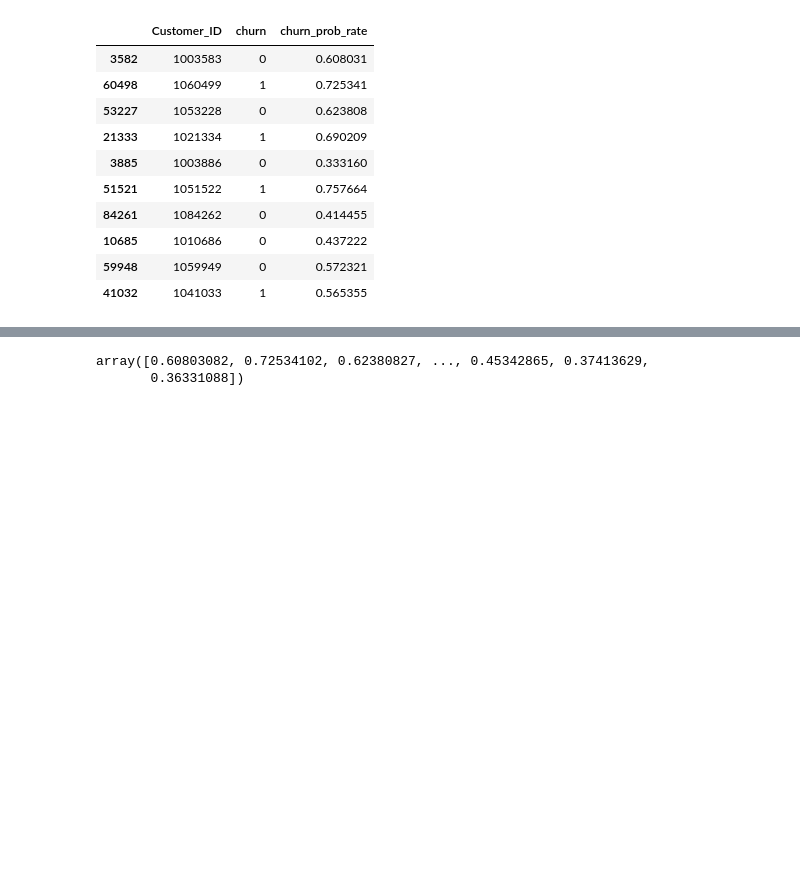
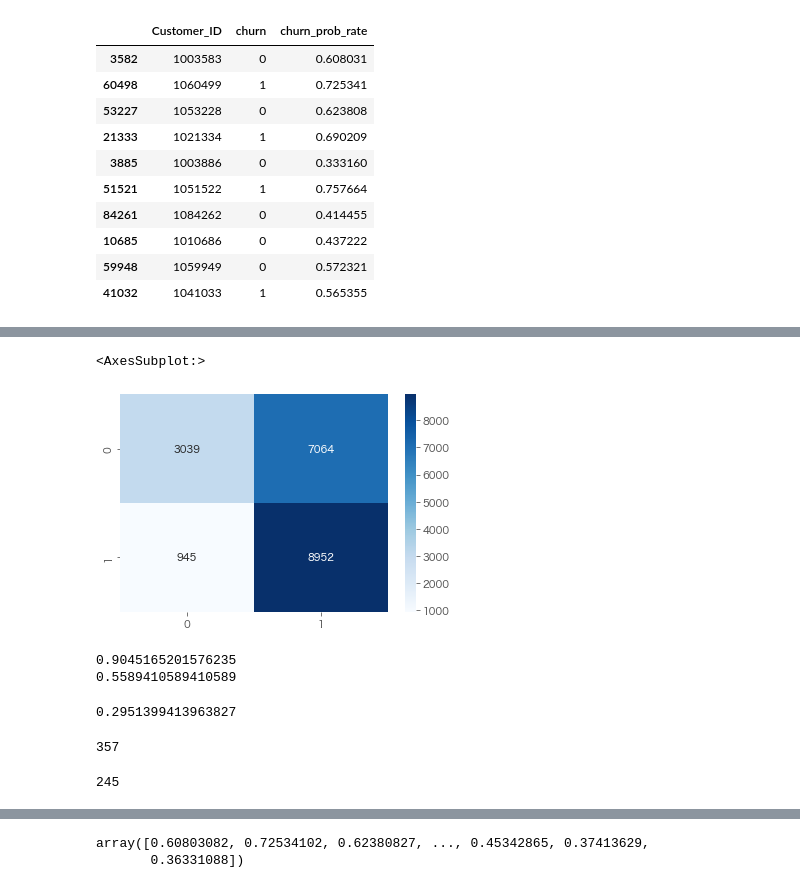
Before and after one commit to Fumiya-Matsumoto/telecom_customer, a Jupyter notebook: notebook/eda.ipynb, the cells around one changed output, grey strips where cells are left out. Drawn from its saved outputs; the diff is of its cells as text; code cells hidden in the pictures; blank space fills up the shorter version.

```diff
--- a/notebook/eda.ipynb
+++ b/notebook/eda.ipynb
@@ -1184,0 +1317,24 @@ df_output.head(10)
+# %%
+sns.heatmap(cm2, annot=True, cmap='Blues', fmt='d')
+# %% [output]
+<AxesSubplot:>
+[figure, added]
+# %%
+print(recall_score(df_royality_churn['churn'], df_royality_churn['pred2']))
+print(precision_score(df_royality_churn['churn'], df_royality_churn['pred2']))
+# %% [output]
+0.9045165201576235
+0.5589410589410589
+# %%
+from sklearn.metrics import recall_score, precision_score
+print(recall_score(df_royality_churn['churn'], df_royality_churn['pred']))
+# %% [output]
+0.2951399413963827
+# %%
+df['rev_Mean'].isnull().sum()
+# %% [output]
+357
+# %%
+df[df['churn']==1]['rev_Mean'].isnull().sum()
+# %% [output]
+245
```
Also changed, not shown: parts of 29 cells of this notebook, 9 other files.
